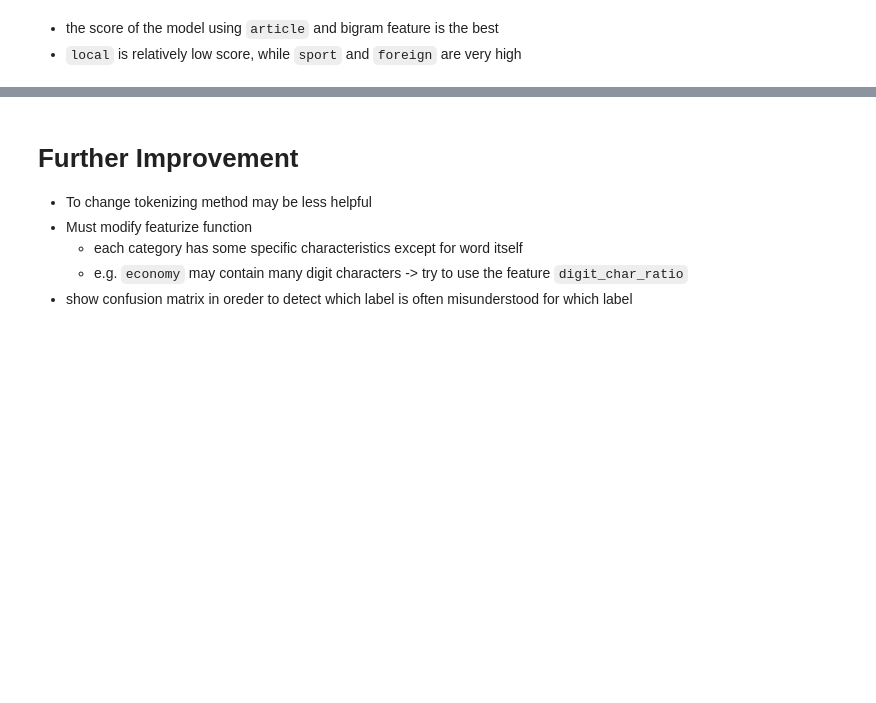
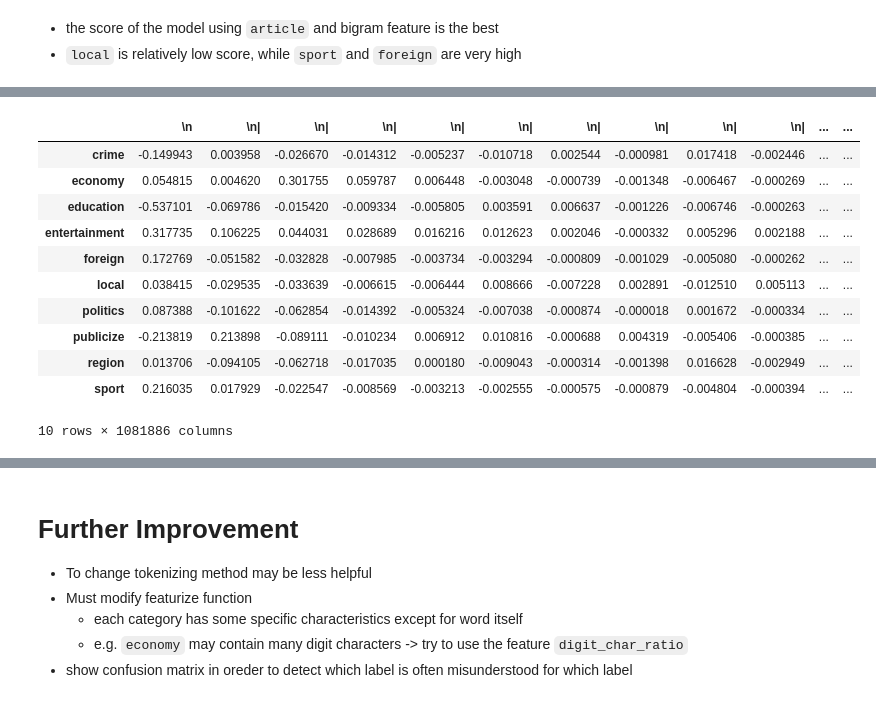
Before and after one commit to nozomiyamada/DSI2, a Jupyter notebook: thai_nlp_examples/text_classification_LogReg.ipynb, the cells around one changed output, grey strips where cells are left out. Cells and saved outputs as stored; diff of their text form; code cells hidden in the pictures; blank space fills up the shorter version.

```diff
--- a/thai_nlp_examples/text_classification_LogReg.ipynb
+++ b/thai_nlp_examples/text_classification_LogReg.ipynb
@@ -134,7 +134,7 @@ def featurize_bigram(tokens:list):
 from matplotlib.pyplot import cla
 
 
-def train_predict(X_column_name, featurize_function_name):
+def train_predict(X_column_name, featurize_function_name, return_model=False):
     ## make X : featurize each record as dictionary
     X_train = train[X_column_name].apply(featurize_function_name)
     X_test = test[X_column_name].apply(featurize_function_name)
@@ -152,6 +152,8 @@ def train_predict(X_column_name, featurize_function_name):
     pipe.fit(X_train, y_train)
     y_pred = pipe.predict(X_test)
     print(classification_report(y_test, y_pred))
+    if return_model:
+        return pipe
 # %% [markdown]
 # Model Comparison
 # %% [markdown]
@@ -241,4 +243,2 @@ entertainment       0.85      0.93      0.89       123
 # %% [markdown]
 ### use `article` + bigram feature
-# %%
-train_predict('article_tokens', featurize_bigram)
@@ -268,0 +245,2 @@ entertainment       0.87      0.95      0.91       123
+# %%
+model = train_predict('article_tokens', featurize_bigram, return_model=True) ## return model to check coefficient
@@ -271,0 +281,19 @@ entertainment       0.87      0.95      0.91       123
+# %%
+logreg = model.named_steps['logreg']
+dv = model.named_steps['dv']
+
+coef_df = pd.DataFrame(logreg.coef_, index=logreg.classes_, columns=dv.get_feature_names_out())
+coef_df
+# %% [output]
+|  | \n | \n| | \n| | \n| | \n| | \n| | \n| | \n| | \n| | \n| | ... | ... |
+| crime | -0.149943 | 0.003958 | -0.026670 | -0.014312 | -0.005237 | -0.010718 | 0.002544 | -0.000981 | 0.017418 | -0.002446 | ... | ... |
+| economy | 0.054815 | 0.004620 | 0.301755 | 0.059787 | 0.006448 | -0.003048 | -0.000739 | -0.001348 | -0.006467 | -0.000269 | ... | ... |
+| education | -0.537101 | -0.069786 | -0.015420 | -0.009334 | -0.005805 | 0.003591 | 0.006637 | -0.001226 | -0.006746 | -0.000263 | ... | ... |
+| entertainment | 0.317735 | 0.106225 | 0.044031 | 0.028689 | 0.016216 | 0.012623 | 0.002046 | -0.000332 | 0.005296 | 0.002188 | ... | ... |
+| foreign | 0.172769 | -0.051582 | -0.032828 | -0.007985 | -0.003734 | -0.003294 | -0.000809 | -0.001029 | -0.005080 | -0.000262 | ... | ... |
+| local | 0.038415 | -0.029535 | -0.033639 | -0.006615 | -0.006444 | 0.008666 | -0.007228 | 0.002891 | -0.012510 | 0.005113 | ... | ... |
+| politics | 0.087388 | -0.101622 | -0.062854 | -0.014392 | -0.005324 | -0.007038 | -0.000874 | -0.000018 | 0.001672 | -0.000334 | ... | ... |
+| publicize | -0.213819 | 0.213898 | -0.089111 | -0.010234 | 0.006912 | 0.010816 | -0.000688 | 0.004319 | -0.005406 | -0.000385 | ... | ... |
+| region | 0.013706 | -0.094105 | -0.062718 | -0.017035 | 0.000180 | -0.009043 | -0.000314 | -0.001398 | 0.016628 | -0.002949 | ... | ... |
+| sport | 0.216035 | 0.017929 | -0.022547 | -0.008569 | -0.003213 | -0.002555 | -0.000575 | -0.000879 | -0.004804 | -0.000394 | ... | ... |
+10 rows × 1081886 columns
```
Also changed, not shown: parts of 10 cells of this notebook, 1 other file.
